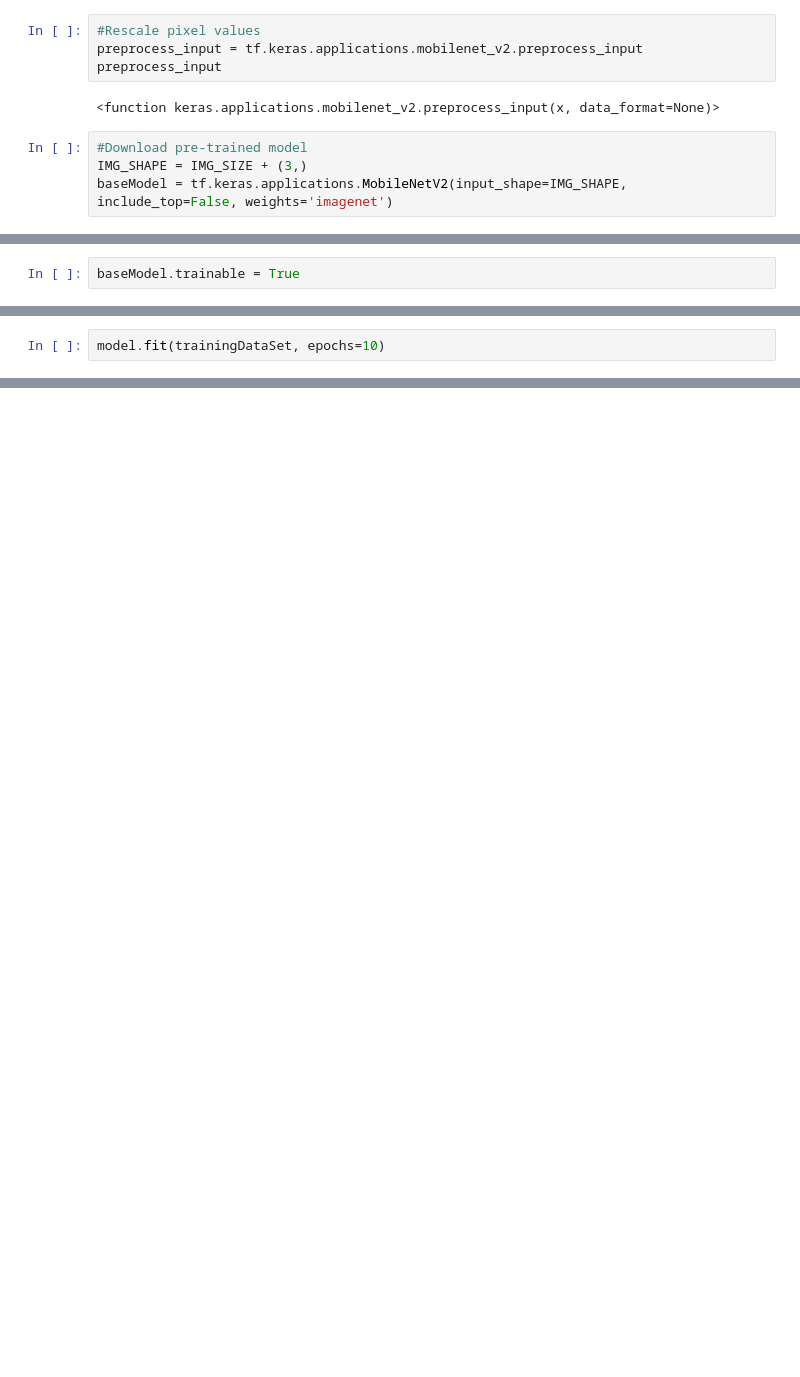
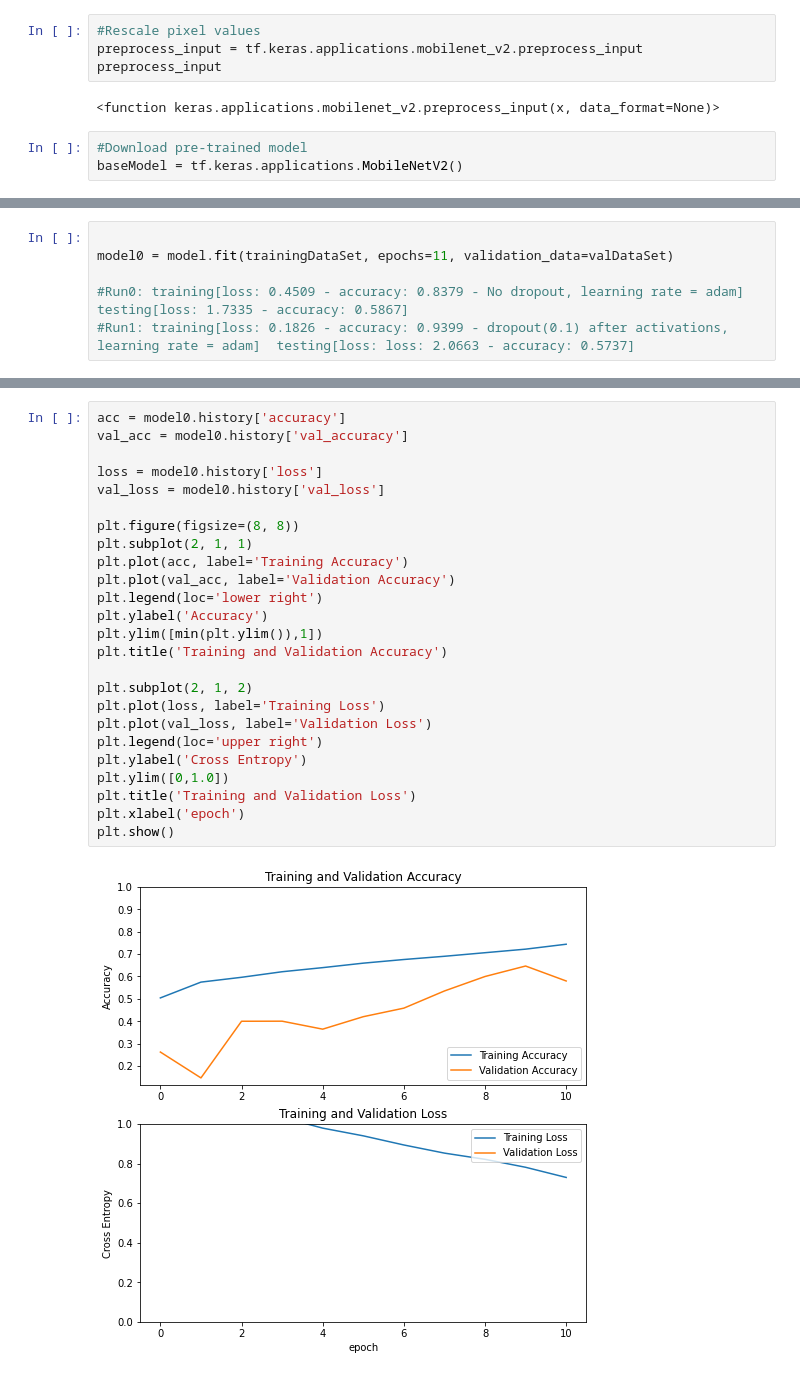
Before and after one commit to AGilarde12/OutinTech, a Jupyter notebook: AI_v2.ipynb, the cells around one changed output, grey strips where cells are left out. Cells and saved outputs as stored; diff of their text form; blank space fills up the shorter version.

```diff
--- a/AI_v2.ipynb
+++ b/AI_v2.ipynb
@@ -50,8 +66,7 @@ preprocess_input
 <function keras.applications.mobilenet_v2.preprocess_input(x, data_format=None)>
 # %%
 #Download pre-trained model
-IMG_SHAPE = IMG_SIZE + (3,)
-baseModel = tf.keras.applications.MobileNetV2(input_shape=IMG_SHAPE, include_top=False, weights='imagenet')
+baseModel = tf.keras.applications.MobileNetV2()
 # %%
 #convert image to blocks of features
 image_batch, label_batch = next(iter(trainingDataSet))
@@ -62,2 +76,0 @@ print(feature_batch.shape)
-# %%
-baseModel.trainable = True
@@ -128,2 +122,0 @@ len(model.trainable_variables)
-# %%
-model.fit(trainingDataSet, epochs=10)
@@ -132,0 +126,6 @@ KeyboardInterrupt:
+# %%
+
+model0 = model.fit(trainingDataSet, epochs=11, validation_data=valDataSet)
+
+#Run0: training[loss: 0.4509 - accuracy: 0.8379 - No dropout, learning rate = adam]  testing[loss: 1.7335 - accuracy: 0.5867]
+#Run1: training[loss: 0.1826 - accuracy: 0.9399 - dropout(0.1) after activations, learning rate = adam]  testing[loss: loss: 2.0663 - accuracy: 0.5737]
@@ -132,0 +150,27 @@ KeyboardInterrupt:
+# %%
+acc = model0.history['accuracy']
+val_acc = model0.history['val_accuracy']
+
+loss = model0.history['loss']
+val_loss = model0.history['val_loss']
+
+plt.figure(figsize=(8, 8))
+plt.subplot(2, 1, 1)
+plt.plot(acc, label='Training Accuracy')
+plt.plot(val_acc, label='Validation Accuracy')
+plt.legend(loc='lower right')
+plt.ylabel('Accuracy')
+plt.ylim([min(plt.ylim()),1])
+plt.title('Training and Validation Accuracy')
+
+plt.subplot(2, 1, 2)
+plt.plot(loss, label='Training Loss')
+plt.plot(val_loss, label='Validation Loss')
+plt.legend(loc='upper right')
+plt.ylabel('Cross Entropy')
+plt.ylim([0,1.0])
+plt.title('Training and Validation Loss')
+plt.xlabel('epoch')
+plt.show()
+# %% [output]
+[figure, added]
```
Also changed, not shown: parts of 32 cells of this notebook.
